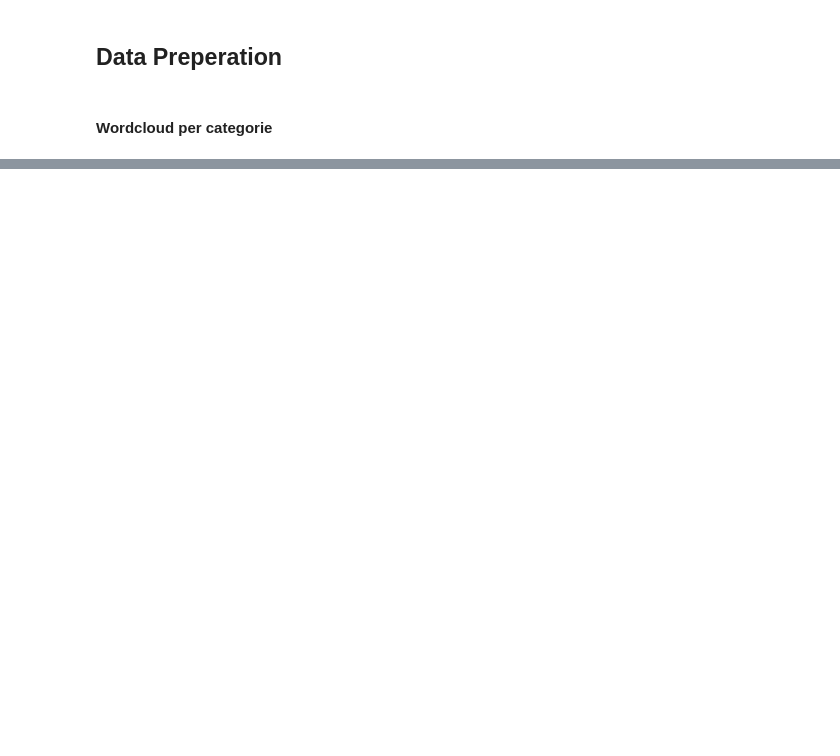
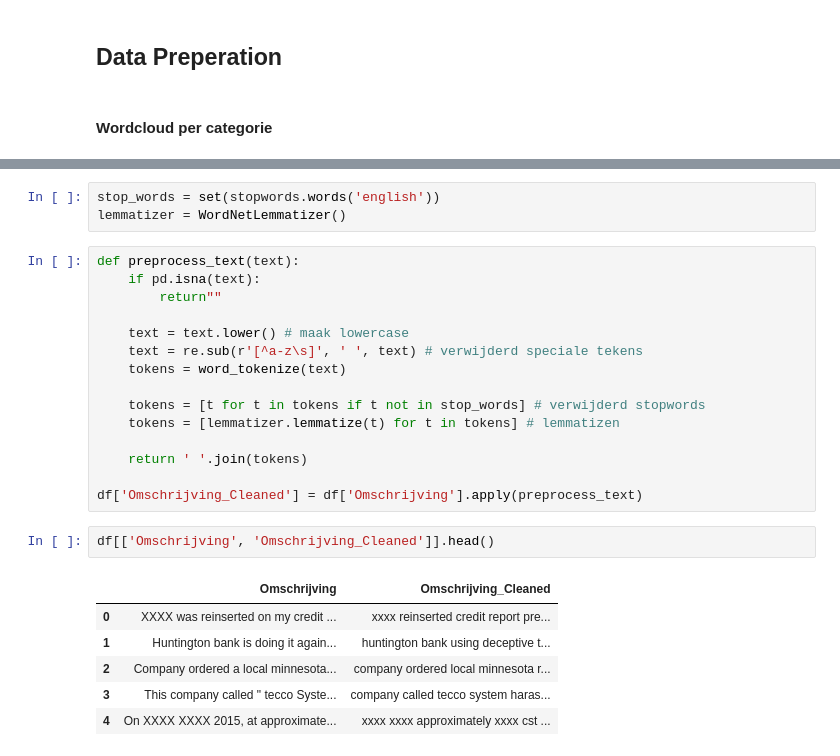
Before and after one commit to AmissaAbbes/Dataproject1, a Jupyter notebook: train.ipynb, the cells around one changed output, grey strips where cells are left out. Drawn from its saved outputs; the diff is of its cells as text; blank space fills up the shorter version.

Commit message:
lemmatizer

```diff
--- a/train.ipynb
+++ b/train.ipynb
@@ -268,0 +269,27 @@ plt.show()
+# %%
+stop_words = set(stopwords.words('english'))
+lemmatizer = WordNetLemmatizer()
+# %%
+def preprocess_text(text):
+    if pd.isna(text):
+        return""
+
+    text = text.lower() # maak lowercase
+    text = re.sub(r'[^a-z\s]', ' ', text) # verwijderd speciale tekens
+    tokens = word_tokenize(text)
+
+    tokens = [t for t in tokens if t not in stop_words] # verwijderd stopwords
+    tokens = [lemmatizer.lemmatize(t) for t in tokens] # lemmatizen
+
+    return ' '.join(tokens)
+
+df['Omschrijving_Cleaned'] = df['Omschrijving'].apply(preprocess_text)
+# %%
+df[['Omschrijving', 'Omschrijving_Cleaned']].head()
+# %% [output]
+|  | Omschrijving | Omschrijving_Cleaned |
+| 0 | XXXX was reinserted on my credit ... | xxxx reinserted credit report pre... |
+| 1 | Huntington bank is doing it again... | huntington bank using deceptive t... |
+| 2 | Company ordered a local minnesota... | company ordered local minnesota r... |
+| 3 | This company called " tecco Syste... | company called tecco system haras... |
+| 4 | On XXXX XXXX 2015, at approximate... | xxxx xxxx approximately xxxx cst ... |
```
Also changed, not shown: parts of 7 cells of this notebook.
